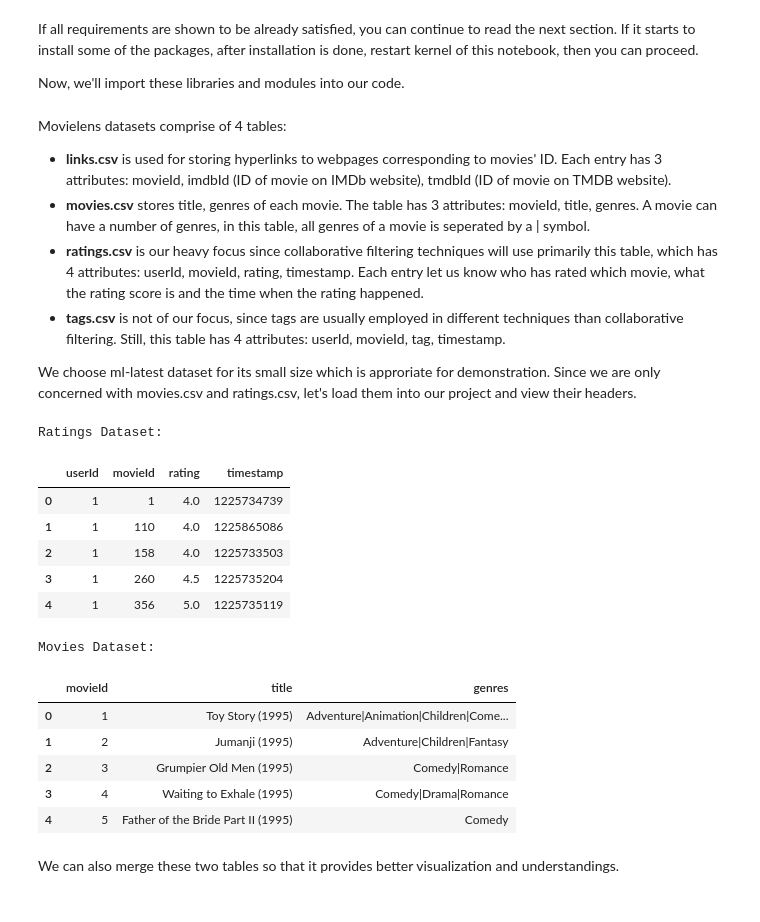
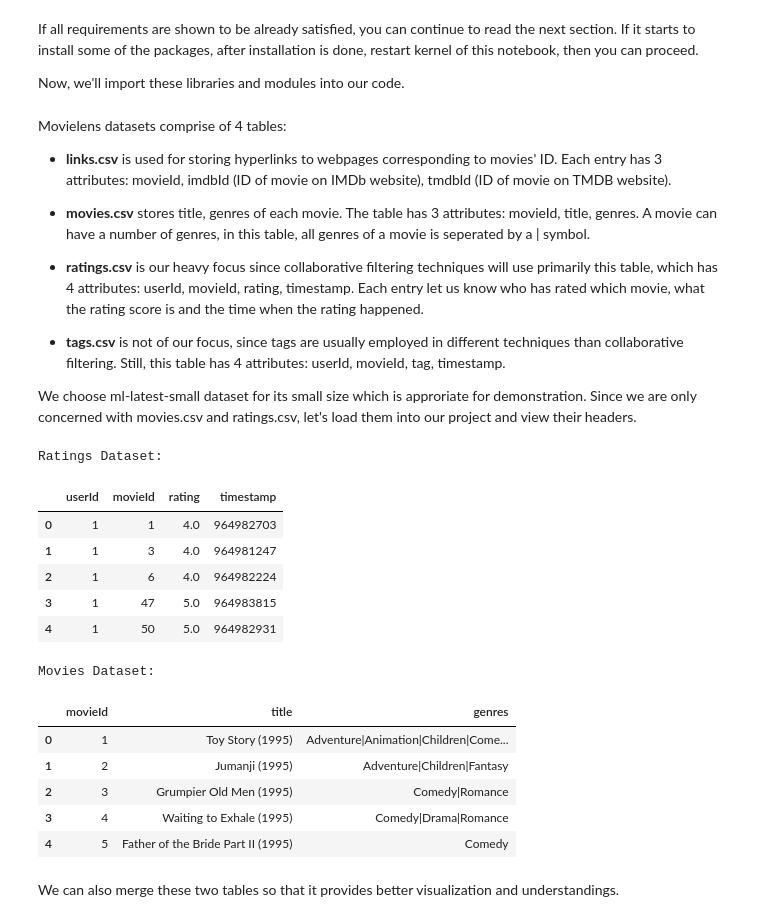
Before and after one commit to Pinminh/movielens-recommender, a Jupyter notebook: notebooks/movielens_visualization.ipynb, the cells around one changed output. Saved outputs shown, nothing was run; the diff lists cells and outputs as text; code cells hidden in the pictures.

```diff
--- a/notebooks/movielens_visualization.ipynb
+++ b/notebooks/movielens_visualization.ipynb
@@ -45,29 +46,32 @@ import seaborn as sns
 # %% [markdown]
 Movielens datasets comprise of 4 tables:
   * **links.csv** is used for storing hyperlinks to webpages corresponding to movies' ID. Each entry has 3 attributes: movieId, imdbId (ID of movie on IMDb website), tmdbId (ID of movie on TMDB website).
+
   * **movies.csv** stores title, genres of each movie. The table has 3 attributes: movieId, title, genres. A movie can have a number of genres, in this table, all genres of a movie is seperated by a | symbol.
+
   * **ratings.csv** is our heavy focus since collaborative filtering techniques will use primarily this table, which has 4 attributes: userId, movieId, rating, timestamp. Each entry let us know who has rated which movie, what the rating score is and the time when the rating happened.
+
   * **tags.csv** is not of our focus, since tags are usually employed in different techniques than collaborative filtering. Still, this table has 4 attributes: userId, movieId, tag, timestamp.
 
-We choose ml-latest dataset for its small size which is approriate for demonstration.
+We choose ml-latest-small dataset for its small size which is approriate for demonstration.
 Since we are only concerned with movies.csv and ratings.csv, let's load them into our project and view their headers.
 # %%
-ratings = pd.read_csv("../data/ml-latest/ratings.csv")
-movies = pd.read_csv("../data/ml-latest/movies.csv")
+ratings = pd.read_csv("../data/ml-latest-small/ratings.csv")
+movies = pd.read_csv("../data/ml-latest-small/movies.csv")
 
 print("Ratings Dataset:")
 display(ratings.head())
 
 print("\nMovies Dataset:")
 display(movies.head())
 # %% [output]
 Ratings Dataset:
 |  | userId | movieId | rating | timestamp |
-| 0 | 1 | 1 | 4.0 | 1225734739 |
-| 1 | 1 | 110 | 4.0 | 1225865086 |
-| 2 | 1 | 158 | 4.0 | 1225733503 |
-| 3 | 1 | 260 | 4.5 | 1225735204 |
-| 4 | 1 | 356 | 5.0 | 1225735119 |
+| 0 | 1 | 1 | 4.0 | 964982703 |
+| 1 | 1 | 3 | 4.0 | 964981247 |
+| 2 | 1 | 6 | 4.0 | 964982224 |
+| 3 | 1 | 47 | 5.0 | 964983815 |
+| 4 | 1 | 50 | 5.0 | 964982931 |
 Movies Dataset:
 |  | movieId | title | genres |
 | 0 | 1 | Toy Story (1995) | Adventure|Animation|Children|Come... |
```
Also changed, not shown: parts of 10 cells of this notebook.
